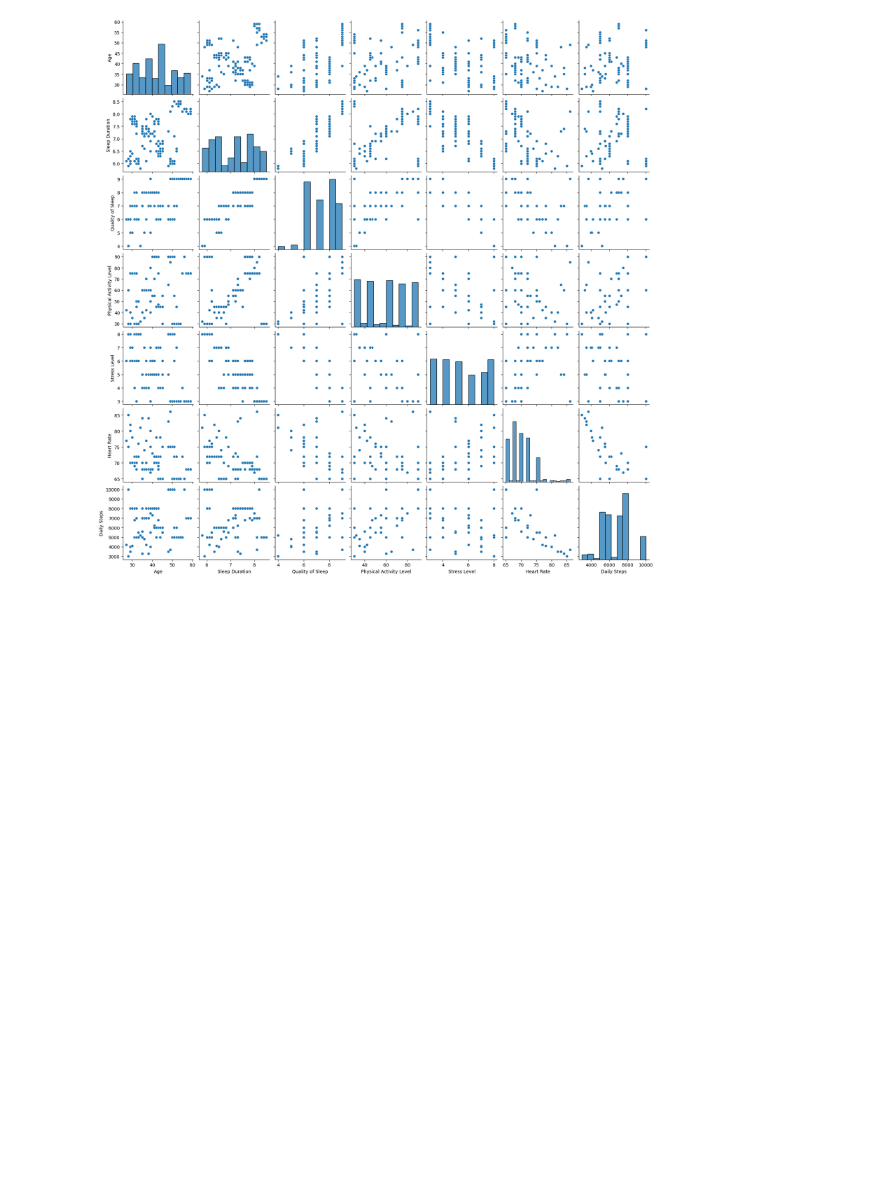
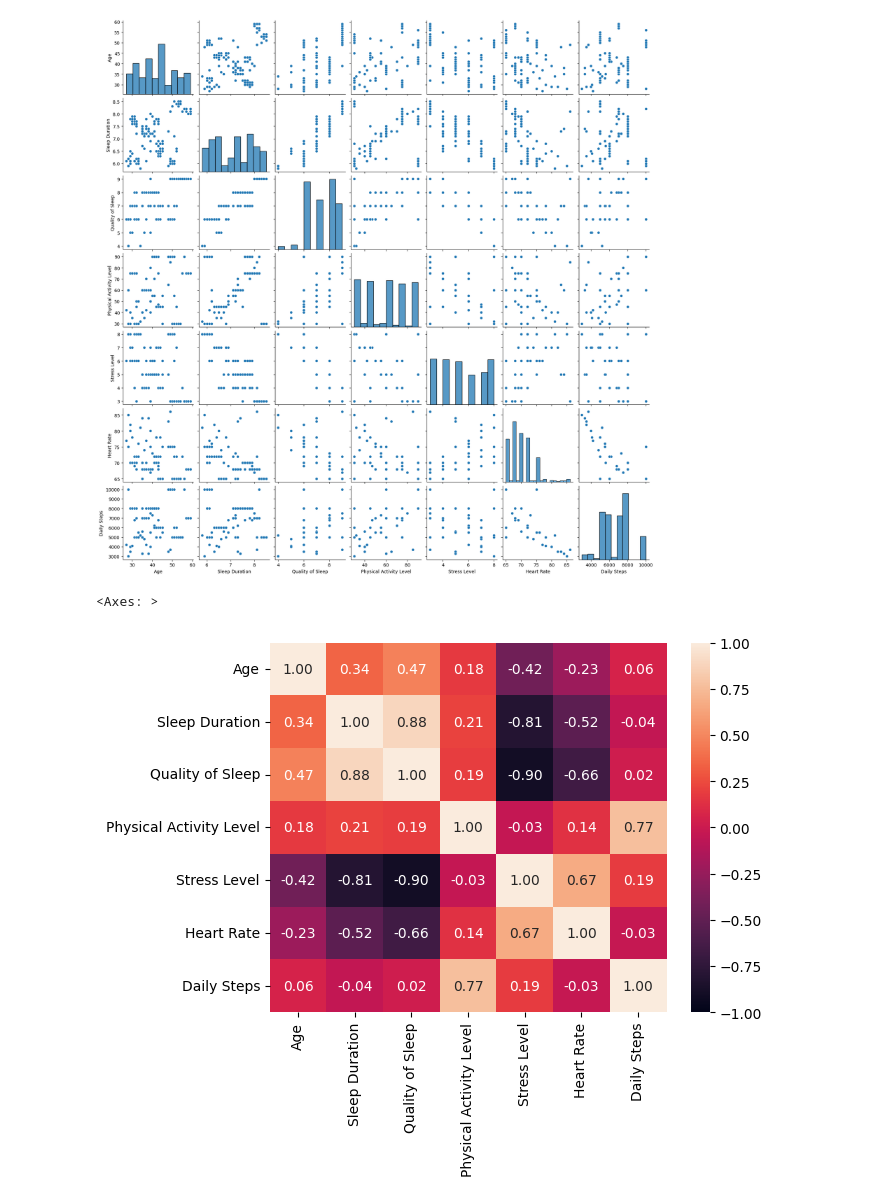
Before and after one commit to milliehuang2022/Sleep-Disorder-Analysis, a Jupyter notebook: sleep_quality.ipynb, the cells around one changed output. Cells and saved outputs as stored; diff of their text form; code cells hidden in the pictures; blank space fills up the shorter version.

```diff
--- a/sleep_quality.ipynb
+++ b/sleep_quality.ipynb
@@ -57,6 +54,7 @@ df["BMI Category"].unique()
 # %% [output]
 array(['Overweight', 'Normal', 'Obese', 'Normal Weight'], dtype=object)
 # %%
+df["Sleep Disorder"] = df["Sleep Disorder"].fillna("None")
 df["Sleep Disorder"].unique()
 # %% [output]
 array(['None', 'Sleep Apnea', 'Insomnia'], dtype=object)
@@ -162,3 +161,8 @@ sns.pairplot(df.drop(columns = "Person ID", axis = 1))
 # %% [output]
 <seaborn.axisgrid.PairGrid at 0x...>
 [figure]
+# %%
+sns.heatmap(df.drop(columns = "Person ID", axis = 1).select_dtypes(include=np.number).corr(), annot=True, vmin=-1, fmt=".2f")
+# %% [output]
+<Axes: >
+[figure, added]
```
Also changed, not shown: parts of 10 cells of this notebook.
